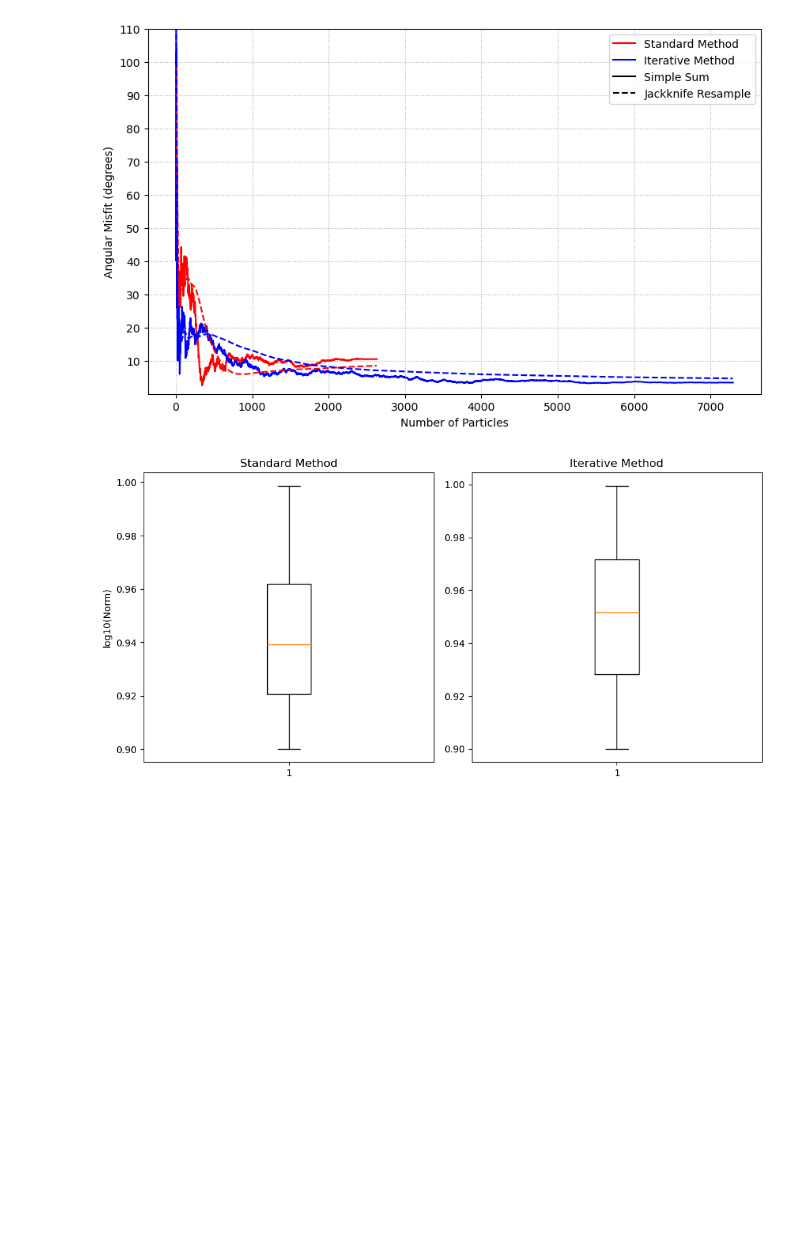
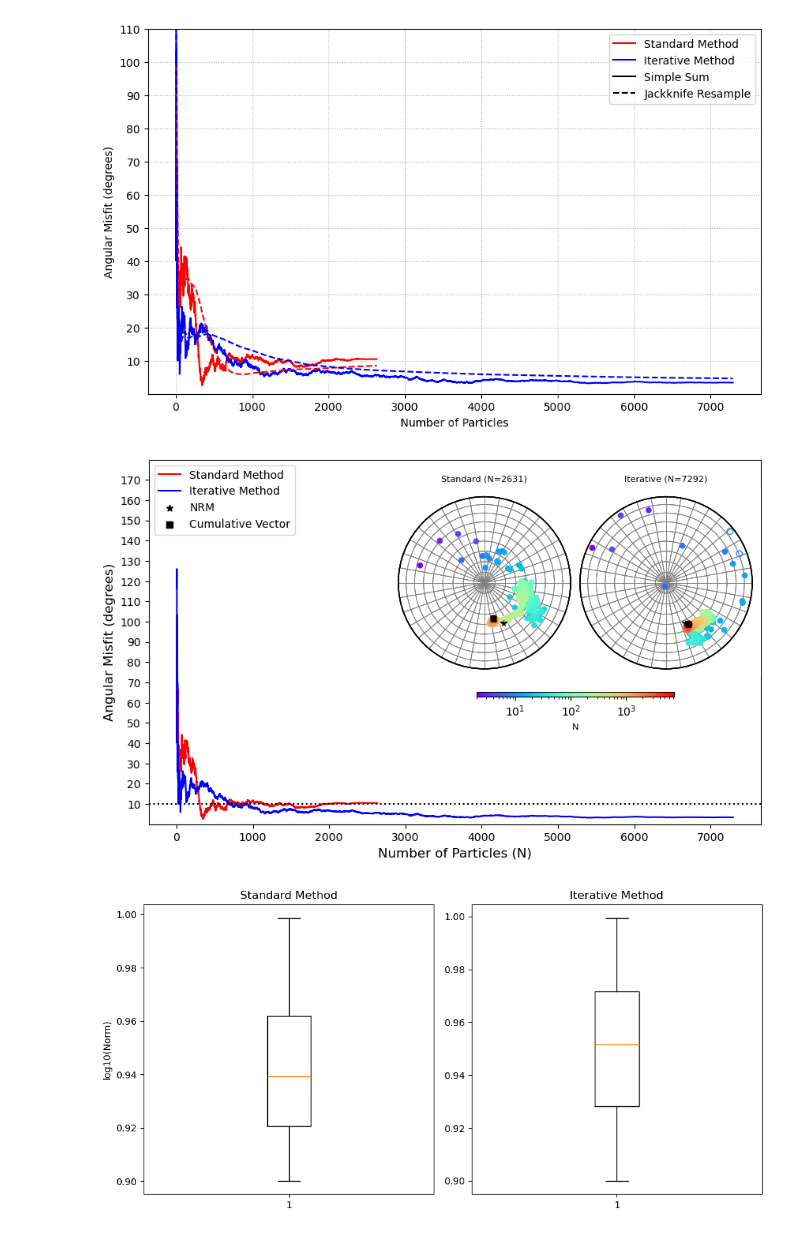
Before and after one commit to compgeolab/micromag-interfering-sources, a Jupyter notebook: code/basalt_sample/plot_stereograms_real_data.ipynb, the cells around one changed output. Cells and saved outputs as stored; diff of their text form; code cells hidden in the pictures; blank space fills up the shorter version.

```diff
--- a/code/basalt_sample/plot_stereograms_real_data.ipynb
+++ b/code/basalt_sample/plot_stereograms_real_data.ipynb
@@ -721,6 +721,103 @@ plt.grid(True, ls=':')
 plt.show()
 # %% [output]
 [figure]
+# %%
+import matplotlib.pyplot as plt
+import numpy as np
+
+# Número de partículas é equivalente a 'n' nos loops, então você pode usar o range de 'n' para o eixo x
+num_particles_standard = list(range(2, len(dipole_moment_standard[:, 0])))
+num_particles_iterative = list(range(2, len(dipole_moment_iterative[:, 0])))
+
+# Criar a figura principal
+fig, ax = plt.subplots(figsize=(10, 6))
+
+# Plotando as distâncias angulares
+ax.plot(num_particles_standard, angular_distance_standard, label='Standard Method', c='r')
+ax.plot(num_particles_iterative, angular_distance_iterative, label='Iterative Method', c='b')
+ax.set_xlabel('Number of Particles (N)', fontsize=12)
+ax.set_ylabel('Angular Misfit (degrees)', fontsize=12)
+ax.scatter([],[], marker='*',label='NRM', c='k')
+ax.scatter([],[], marker='s',label='Cumulative Vector', c='k')
+ax.axhline(y=10, xmin=2/5000, xmax=1, color='k', ls='dotted')
+ax.legend(loc='upper left')
+
+
+# Definindo áreas para as projeções estereográficas dentro do gráfico principal
+# Definindo a posição das projeções dentro do gráfico com (x0, y0, width, height)
+projection_positions = [
+    (0.3, 0.32, 0.4, 0.4),  # Posição do gráfico de projeção padrão
+    (0.55, 0.32, 0.4, 0.4)   # Posição do gráfico de projeção iterativo
+]
+
+projection_positions = [
+    (0.35, 0.42, 0.4, 0.4),  # Posição do gráfico de projeção padrão
+    (0.58, 0.42, 0.4, 0.4)   # Posição do gráfico de projeção iterativo
+]
+
+# Títulos e dados para os subgráficos
+titles = [
+    "Standard",
+    "Iterative"
+]
+
+sum_st = vector_sum_standard[-1]
+sum_it = vector_sum_iterative[-1]
+
+datasets = [
+    (inc_standard, dec_standard, vector_sum_standard, sum_st),
+    (inc_iterative, dec_iterative, vector_sum_iterative, sum_it)
+]
+
+
+cmap = "rainbow"  # Escolha um colormap
+maximum = np.max([len(inc_standard), len(inc_iterative)])
+cmap_norm = matplotlib.colors.LogNorm #Normalize
+# Plotando as projeções estereográficas nas posições definidas
+for pos, (title, (inc, dec, vector_sum, sum)) in zip(projection_positions, zip(titles, datasets)):
+    # Calcular novo amplitude
+    new_amp = range(2, len(inc) + 2)
+
+    # Recalcular o vetor somado com nova amplitude
+    new_vector_sum = mg.angles_to_vector(inc, dec, new_amp)
+
+    # Criar a projeção estereográfica
+    projection = mg.StereographicProjection(new_vector_sum)
+    projection_R = mg.StereographicProjection(np.reshape(reference_vector,(1,3)))
+    projection_J = mg.StereographicProjection(np.reshape(sum,(1,3)))
+    # Adicionar a área para o gráfico de projeção estereográfica
+    inset_ax = fig.add_axes(pos)
+    # Configurar kwargs para o scatter plot
+    kwargs = dict(s=30, cmap=cmap, vmin=2, vmax=maximum, cmap_norm=cmap_norm)
+
+    # Plotar a projeção estereográfica no inset
+    tmp = projection.plot(ax=inset_ax, add_ticks=False,  **kwargs)
+    tmp_R = projection_R.plot(ax=inset_ax, add_ticks=False, s=50, marker='*')
+    tmp_J = projection_J.plot(ax=inset_ax, add_ticks=False, s=30, marker='s')
+
+    # Adicionar a quantidade de fontes no título
+    num_sources = len(inc)
+    inset_ax.set_title(f"{title} (N={num_sources})", fontsize=8)
+# Configuração da barra de cores compartilhada
+clb = fig.colorbar(
+    tmp,
+    ax=ax,
+    # cax=fig.add_axes([0.5, 0.3, 0.25, 0.01]),
+    cax=fig.add_axes([0.54, 0.38, 0.25, 0.01]),
+    # format="%.0g",
+    orientation="horizontal",
+)
+clb.set_label(label="N", fontsize=8)
+clb.ax.tick_params(labelsize=10)
+
+ax.set_yticks(np.arange(10,180,10))
+ax.set_ylim(0,180)
+# plt.tight_layout()  # Ajusta o layout automaticamente
+# ax.grid(True)
+fig.savefig(fig_dir / "basalt-data-stereoplot.png", dpi=300, facecolor='w', bbox_inches='tight')
+plt.show()
+# %% [output]
+[figure, added]
 # %%
 fig, axes = plt.subplots(1, 2, figsize=(10, 5))
 
```
Also changed, not shown: parts of 1 cell of this notebook, 4 other files.
